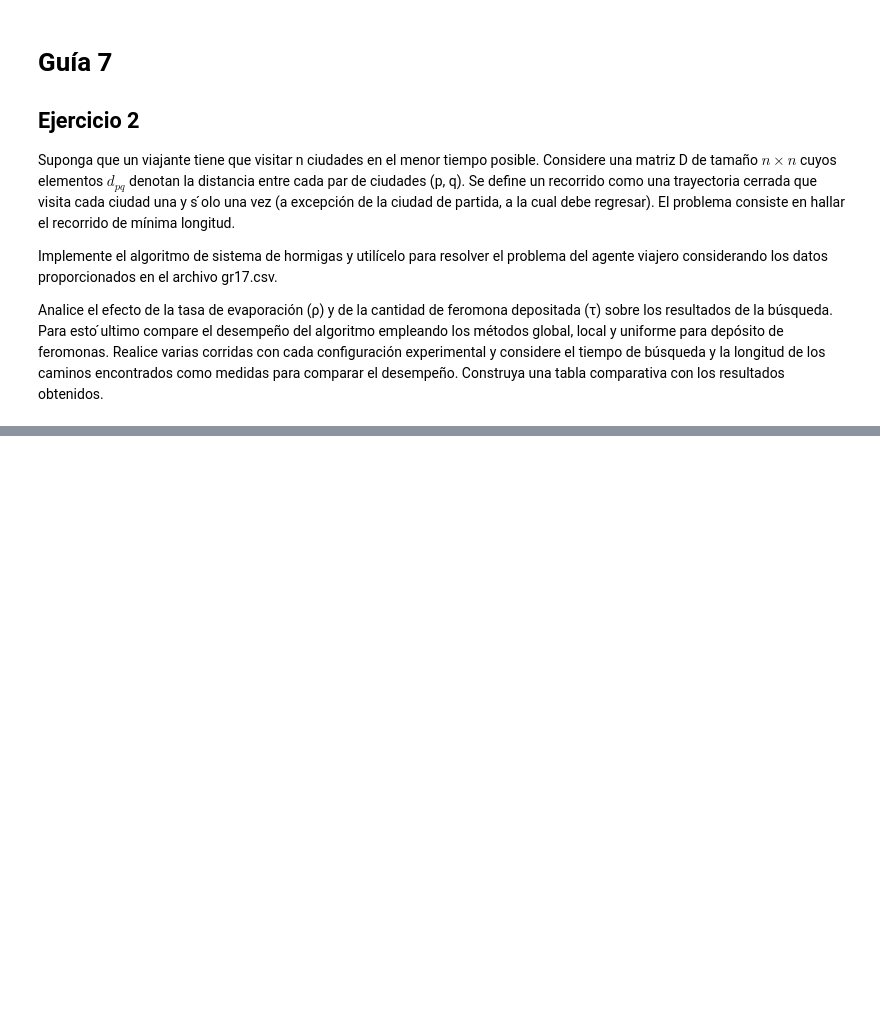
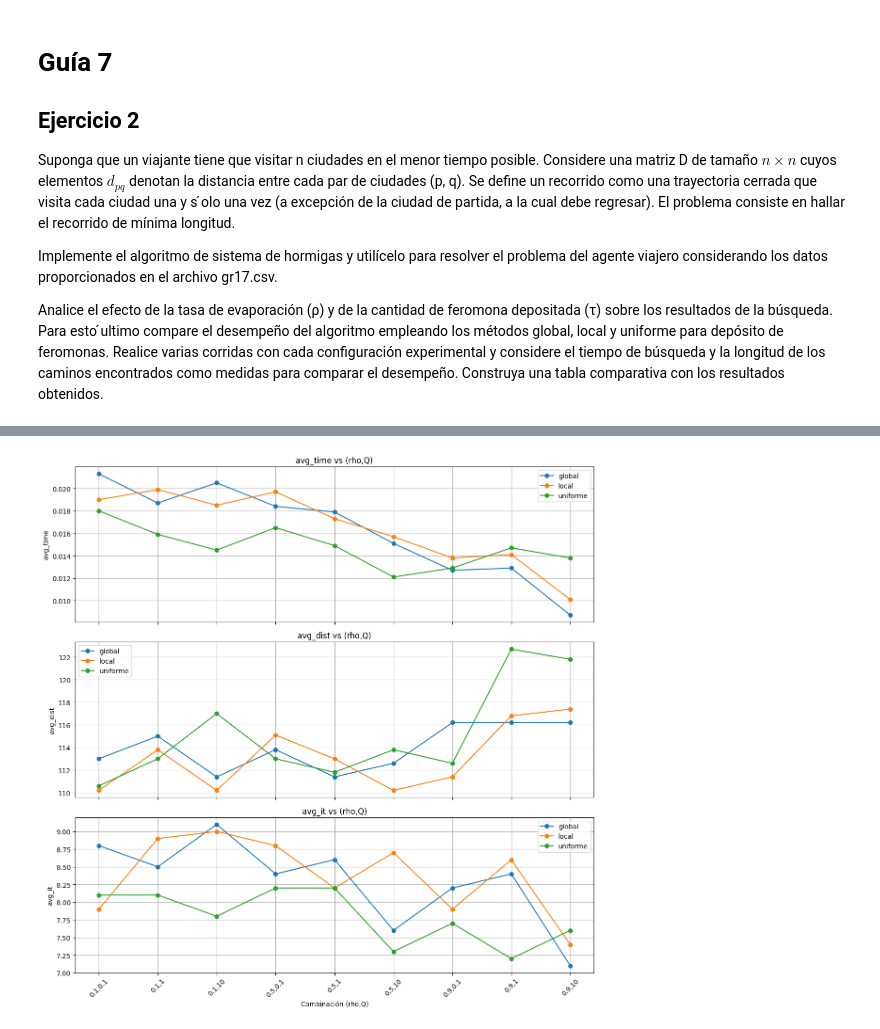
Before and after one commit to Lucasa98/Inteligencia-Computacional-2025, a Jupyter notebook: Práctica/Guia7/Ej2.ipynb, the cells around one changed output, grey strips where cells are left out. Saved outputs shown, nothing was run; the diff lists cells and outputs as text; code cells hidden in the pictures; blank space fills up the shorter version.

```diff
--- a/Práctica/Guia7/Ej2.ipynb
+++ b/Práctica/Guia7/Ej2.ipynb
@@ -118,0 +120,39 @@ plt.show()
+# %%
+# extraer valores únicos de rho y Q
+rho_vals = sorted(set([row[0] for row in resultados._rows]))
+Q_vals   = sorted(set([row[1] for row in resultados._rows]))
+metodos  = sorted(set([row[2] for row in resultados._rows]))
+
+# generar etiquetas combinadas de parámetros
+param_labels = [f"{rho},{q}" for rho in rho_vals for q in Q_vals]
+
+# preparar diccionarios para cada métrica y método
+metrics = ['avg_time', 'avg_dist', 'avg_it']
+data = {metric: {metodo: [] for metodo in metodos} for metric in metrics}
+
+# llenar datos
+for rho in rho_vals:
+    for q in Q_vals:
+        for metodo in metodos:
+            row = [r for r in resultados._rows if r[0]==rho and r[1]==q and r[2]==metodo][0]
+            data['avg_time'][metodo].append(float(row[3]))
+            data['avg_dist'][metodo].append(float(row[4]))
+            data['avg_it'][metodo].append(float(row[5]))
+
+# --- plot ---
+fig, axes = plt.subplots(3, 1, figsize=(12, 12), sharex=True)
+for i, metric in enumerate(metrics):
+    ax = axes[i]
+    for metodo in metodos:
+        ax.plot(param_labels, data[metric][metodo], marker='o', label=metodo)
+    ax.set_ylabel(metric)
+    ax.set_title(f"{metric} vs (rho,Q)")
+    ax.grid(True)
+    ax.legend()
+
+axes[-1].set_xlabel("Combinación (rho,Q)")
+plt.xticks(rotation=45)
+plt.tight_layout()
+plt.show()
+# %% [output]
+[figure, added]
```
Also changed, not shown: parts of 2 cells of this notebook.
